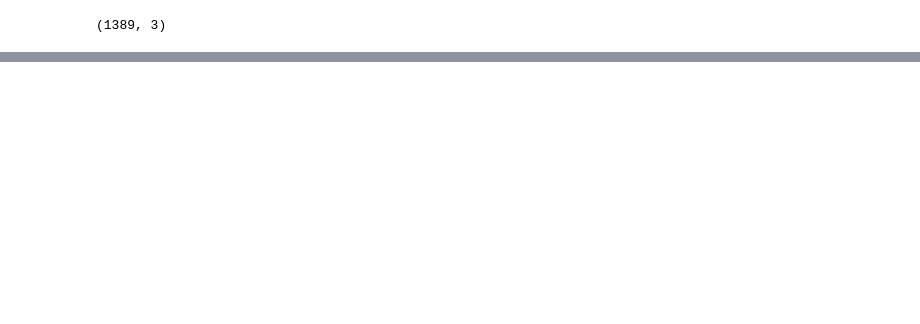
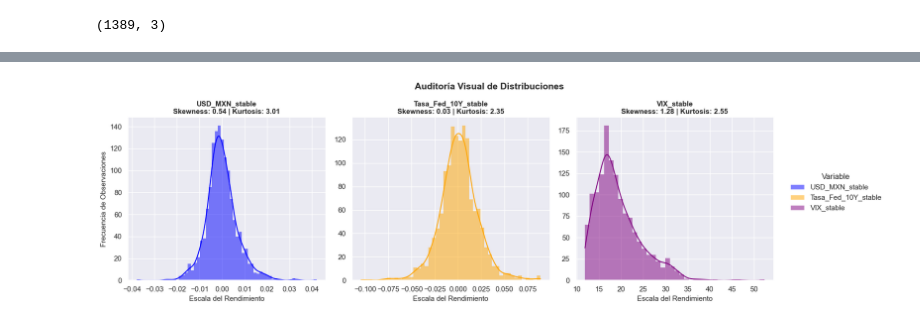
Before and after one commit to mari0ocape1-art/usd-mxn-volatility-switching-ml, a Jupyter notebook: notebook_1_1.ipynb, the cells around one changed output, grey strips where cells are left out. Drawn from its saved outputs; the diff is of its cells as text; code cells hidden in the pictures; blank space fills up the shorter version.

```diff
--- a/notebook_1_1.ipynb
+++ b/notebook_1_1.ipynb
@@ -1010,0 +313,16 @@ df_analisis.to_csv('data_analisis_logs.csv', index=True)
+# %%
+# Se crea la copia de df_main_log para no alterar los datos anteriores
+df_stable = df_main_log.copy()
+
+# Se aplica las diferencias correspondientes
+df_stable['USD_MXN_stable'] = df_stable['USD_MXN_log'].diff()
+df_stable['VIX_stable'] = df_stable['VIX']
+df_stable['Tasa_Fed_10Y_stable'] = df_stable['Tasa_Fed_10Y_log'].diff()
+
+# Se filtra por las columnas que se usarán
+df_stable = df_stable[['USD_MXN_stable', 'Tasa_Fed_10Y_stable', 'VIX_stable']]
+
+# Se limpian los valores nulos resultantes de la diferenciación
+df_stable = df_stable.dropna()
+
+df_stable.head()
@@ -1010,0 +425,46 @@ df_analisis.to_csv('data_analisis_logs.csv', index=True)
+# %%
+sns.set_theme(style="darkgrid")
+
+# Se convierte el DataFrame a formato largo
+df_long_dist = (
+    df_stable[['USD_MXN_stable', 'Tasa_Fed_10Y_stable', 'VIX_stable']]
+    .reset_index()
+    .melt(
+        id_vars=df_stable.index.name or 'Date',
+        var_name='Variable',
+        value_name='Valor'
+    )
+)
+
+g = sns.displot(
+    data=df_long_dist,
+    x='Valor',
+    col='Variable',
+    hue='Variable',
+    palette=['blue', 'orange', 'purple'],
+    kind='hist',
+    kde=True,
+    height=4.5,
+    aspect=1.1,
+    common_bins=False,
+    facet_kws=dict(sharex=False, sharey=False)
+)
+
+
+for ax, title_name in zip(g.axes.flat, g.col_names):
+    # Cálculo de métricas
+    skew_val = df_stable[title_name].skew()
+    kurt_val = df_stable[title_name].kurt()
+
+    ax.set_title(
+        f"{title_name}\nSkewness: {skew_val:.2f} | Kurtosis: {kurt_val:.2f}",
+        fontsize=11,
+        fontweight='bold'
+    )
+
+g.fig.suptitle('Auditoría Visual de Distribuciones', y=1.08, fontsize=14, fontweight='bold')
+g.set_axis_labels('Escala del Rendimiento', 'Frecuencia de Observaciones', fontsize=11)
+
+plt.show()
+# %% [output]
+[figure, added]
```
Also changed, not shown: parts of 106 cells of this notebook.
